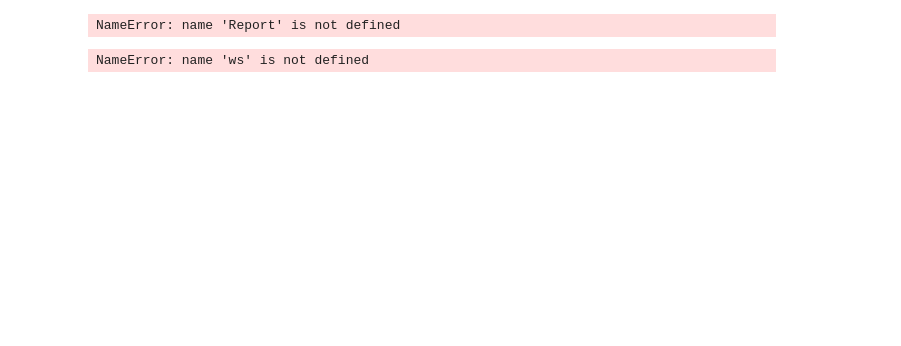
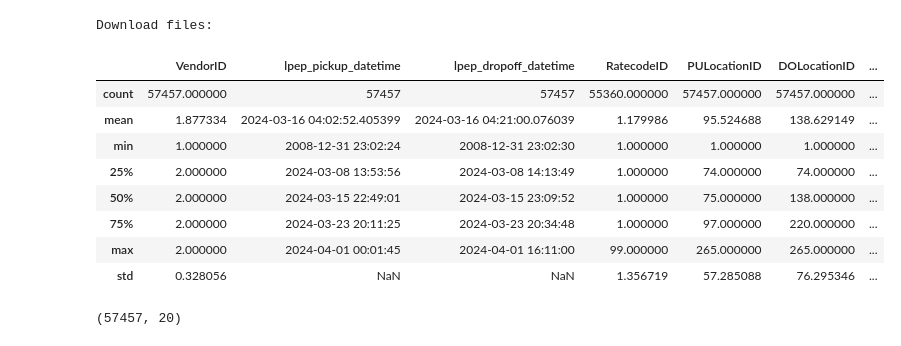
Before and after one commit to muleysudarshan/mlops-zoomcamp, a Jupyter notebook: 05-monitoring/baseline_model_nyc_taxi_data.ipynb, the cells around one changed output. Saved outputs shown, nothing was run; the diff lists cells and outputs as text; code cells hidden in the pictures; blank space fills up the shorter version.

```diff
--- a/05-monitoring/baseline_model_nyc_taxi_data.ipynb
+++ b/05-monitoring/baseline_model_nyc_taxi_data.ipynb
@@ -250,19 +0,0 @@ NameError: name 'project' is not defined
-# %%
-regular_report = Report(
-    metrics=[
-        DataQualityPreset()
-    ],
-    timestamp=datetime.datetime(2022,1,29)
-)
-
-regular_report.run(reference_data=None,
-                  current_data=val_data.loc[val_data.lpep_pickup_datetime.between('2022-01-29', '2022-01-30', inclusive="left")],
-                  column_mapping=column_mapping)
-
-regular_report
-# %% [output]
-NameError: name 'Report' is not defined
-# %%
-ws.add_report(project.id, regular_report)
-# %% [output]
-NameError: name 'ws' is not defined
@@ -268,0 +18,34 @@ NameError: name 'ws' is not defined
+# %%
+files = [('green_tripdata_2024-03.parquet', './data')]
+
+print("Download files:")
+for file, path in files:
+    url=f"https://d37ci6vzurychx.cloudfront.net/trip-data/{file}"
+    resp=requests.get(url, stream=True)
+    save_path=f"{path}/{file}"
+    with open(save_path, "wb") as handle:
+        for data in tqdm(resp.iter_content(),
+                        desc=f"{file}",
+                        postfix=f"save to {save_path}",
+                        total=int(resp.headers["Content-Length"])):
+            handle.write(data)
+# %% [output]
+Download files:
+# %%
+march_data = pd.read_parquet('data/green_tripdata_2024-03.parquet')
+# %%
+march_data.describe()
+# %% [output]
+|  | VendorID | lpep_pickup_datetime | lpep_dropoff_datetime | RatecodeID | PULocationID | DOLocationID | ... |
+| count | 57457.000000 | 57457 | 57457 | 55360.000000 | 57457.000000 | 57457.000000 | ... |
+| mean | 1.877334 | 2024-03-16 04:02:52.405399 | 2024-03-16 04:21:00.076039 | 1.179986 | 95.524688 | 138.629149 | ... |
+| min | 1.000000 | 2008-12-31 23:02:24 | 2008-12-31 23:02:30 | 1.000000 | 1.000000 | 1.000000 | ... |
+| 25% | 2.000000 | 2024-03-08 13:53:56 | 2024-03-08 14:13:49 | 1.000000 | 74.000000 | 74.000000 | ... |
+| 50% | 2.000000 | 2024-03-15 22:49:01 | 2024-03-15 23:09:52 | 1.000000 | 75.000000 | 138.000000 | ... |
+| 75% | 2.000000 | 2024-03-23 20:11:25 | 2024-03-23 20:34:48 | 1.000000 | 97.000000 | 220.000000 | ... |
+| max | 2.000000 | 2024-04-01 00:01:45 | 2024-04-01 16:11:00 | 99.000000 | 265.000000 | 265.000000 | ... |
+| std | 0.328056 | NaN | NaN | 1.356719 | 57.285088 | 76.295346 | ... |
+# %%
+march_data.shape
+# %% [output]
+(57457, 20)
```
Also changed, not shown: parts of 42 cells of this notebook, 16 other files.
